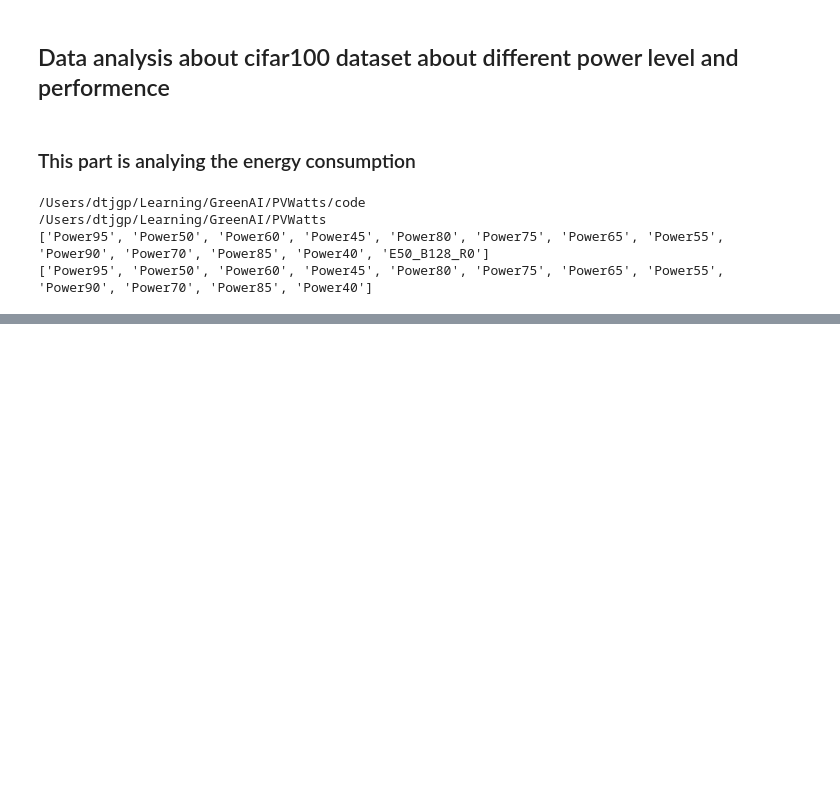
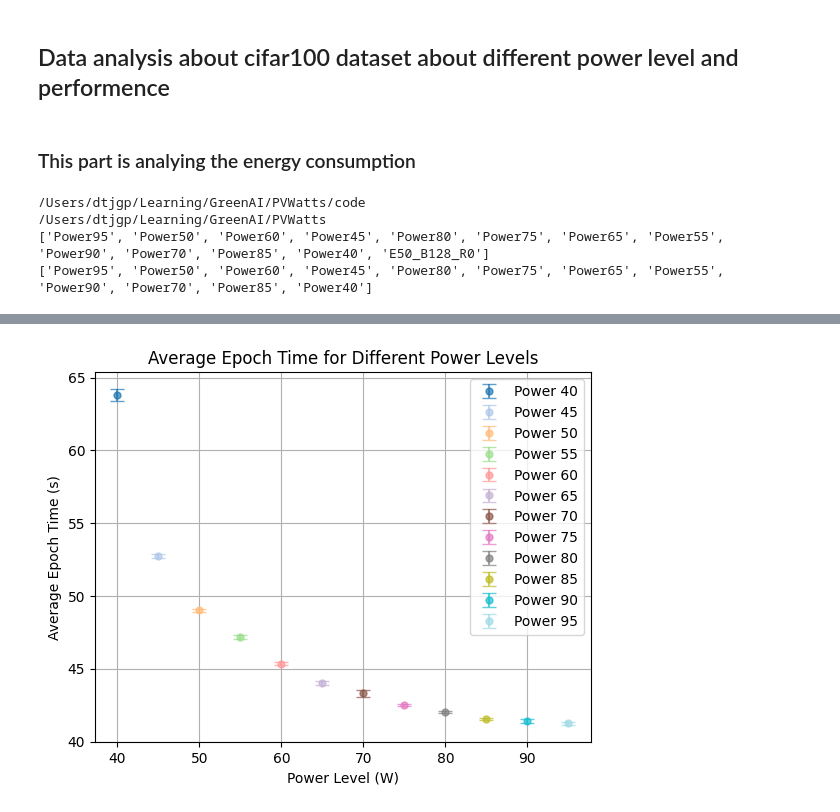
Before and after one commit to dtjgp/GreenAI, a Jupyter notebook: PVWatts/code/DataAnalysis_c.ipynb, the cells around one changed output, grey strips where cells are left out. Saved outputs shown, nothing was run; the diff lists cells and outputs as text; code cells hidden in the pictures; blank space fills up the shorter version.

```diff
--- a/PVWatts/code/DataAnalysis_c.ipynb
+++ b/PVWatts/code/DataAnalysis_c.ipynb
@@ -85,0 +113,18 @@ TrainTime_95, LayersTime_95, EpochTime_95, BatchEnergy_95, TrainAccuracy_95, Tes
+# %%
+# Define the power levels and corresponding average EpochTime and standard deviation
+average_epoch_times = [np.mean(EpochTime_40), np.mean(EpochTime_45), np.mean(EpochTime_50), np.mean(EpochTime_55), np.mean(EpochTime_60), np.mean(EpochTime_65), np.mean(EpochTime_70), np.mean(EpochTime_75), np.mean(EpochTime_80), np.mean(EpochTime_85), np.mean(EpochTime_90), np.mean(EpochTime_95)]
+std_epoch_times = [np.std(EpochTime_40), np.std(EpochTime_45), np.std(EpochTime_50), np.std(EpochTime_55), np.std(EpochTime_60), np.std(EpochTime_65), np.std(EpochTime_70), np.std(EpochTime_75), np.std(EpochTime_80), np.std(EpochTime_85), np.std(EpochTime_90), np.std(EpochTime_95)]
+
+# Plot the average EpochTime for each power level with error bars and different colors
+for i, power_level in enumerate(power_levels):
+    plt.errorbar(power_level, average_epoch_times[i], yerr=std_epoch_times[i], fmt='o', markersize=5, capsize=5, color=colors[i], label=f'Power {power_level}', alpha=0.7)
+
+# Add labels and title
+plt.xlabel('Power Level (W)')
+plt.ylabel('Average Epoch Time (s)')
+plt.title('Average Epoch Time for Different Power Levels')
+plt.grid(True)
+plt.legend()
+plt.show()
+# %% [output]
+[figure, added]
```
Also changed, not shown: parts of 7 cells of this notebook, 2 other files.
